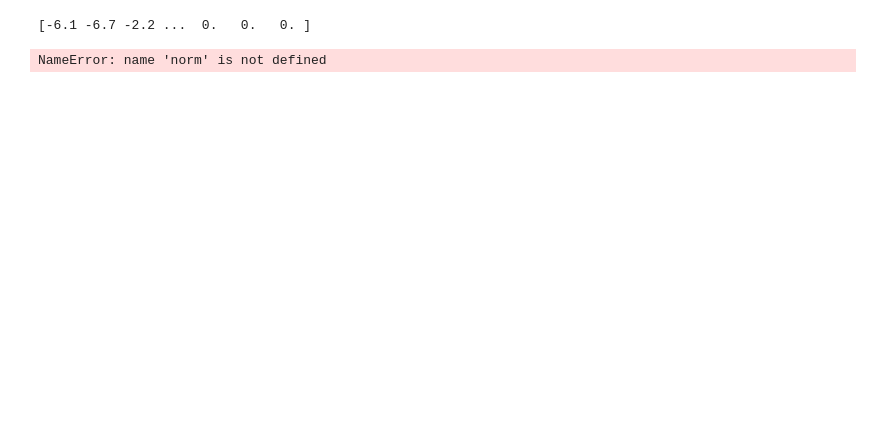
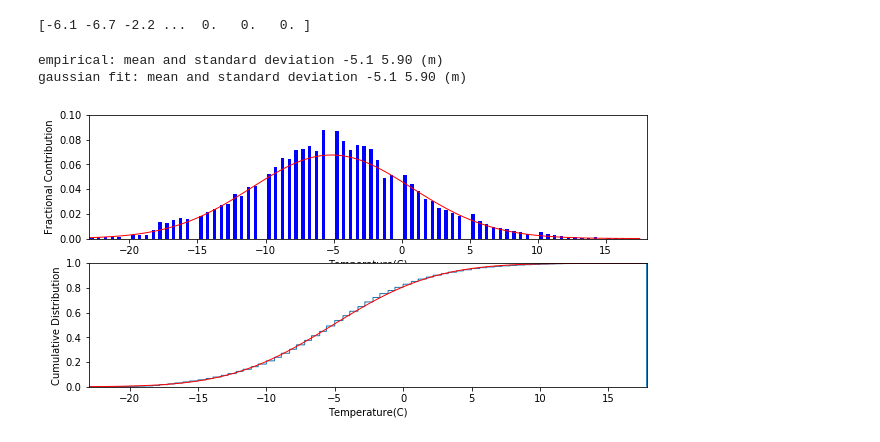
Before and after one commit to johnhorel/atmos_5040_2019, a Jupyter notebook: chapter 3/chapter_3_2019.ipynb, the cells around one changed output. Cells and saved outputs as stored; diff of their text form; code cells hidden in the pictures; blank space fills up the shorter version.

```diff
--- a/chapter 3/chapter_3_2019.ipynb
+++ b/chapter 3/chapter_3_2019.ipynb
@@ -173,14 +134,53 @@ cln = np.genfromtxt('../data/alta_stns.dat',usecols=6)
 print(cln)
 # %% [output]
 [-6.1 -6.7 -2.2 ...  0.   0.   0. ]
-# %%
-#empirical values
-#mean
-levm = np.mean(levmon)
-# unbiased estimate of pop standard deviation
-stdl = np.std(levmon,ddof=1,axis=0)
-
-# gaussian fit to monthly lake level
-(mu_g, sigma_g) = norm.fit(levmon)
-# %% [output]
-NameError: name 'norm' is not defined
+# %%
+#figure 3.8
+# plot gaussian fits to pdf and cdf of Collins Alta temperature
+#empirical values
+#mean
+clnm = np.mean(cln)
+# unbiased estimate of pop standard deviation
+stdc = np.std(cln,ddof=1,axis=0)
+
+# gaussian fit to monthly lake level
+(mu_gc, sigma_gc) = stats.norm.fit(cln)
+
+print("empirical: mean and standard deviation %.1f %.2f (m)" % (clnm,stdc))
+print("gaussian fit: mean and standard deviation %.1f %.2f (m)" % (mu_gc,sigma_gc))
+
+
+fig8,(ax1,ax2) = plt.subplots(2,1,figsize=(10,5))
+
+#get total number of values
+Nc = len(cln)
+#set range
+xc = np.arange(-23,18,0.5)
+#doing as fractional contributions
+#which means probability is width (0.5)* fractional contribution
+hist_valc,binsc = np.histogram(cln,xc,density=True)
+widthc = 0.5 * (binsc[1] - binsc[0])
+centerc = (binsc[:-1] + binsc[1:]) / 2
+ax1.bar(centerc,hist_valc,align='center',width=widthc,color='blue')
+ax1.set(xlim=(-23,18),ylim=(0,0.1))
+ax1.set(xlabel="Temperature(C)",ylabel='Fractional Contribution')
+
+
+# add a gaussian fit line for pdf
+y1c = stats.norm.pdf( binsc, mu_gc, sigma_gc)
+ax1.plot(binsc, y1c, 'r', linewidth=1)
+
+# plot the cumulative histogram
+n2c, bins2c, patches = ax2.hist(cln, Nc, density='True', histtype='step',
+                           cumulative=True, label='Empirical')
+ax2.set(xlim=(-23,max(cln)),ylim=(0,1.0))
+ax2.set(xlabel="Temperature(C)",ylabel='Cumulative Distribution')
+
+# add a gaussian fit line for cdf
+y2c = stats.norm.cdf(xc, mu_gc, sigma_gc)
+ax2.plot(binsc, y2c, 'r', linewidth=1)
+plt.savefig('figure_3.8_2019_python.png')
+# %% [output]
+empirical: mean and standard deviation -5.1 5.90 (m)
+gaussian fit: mean and standard deviation -5.1 5.90 (m)
+[figure, added]
```
Also changed, not shown: parts of 15 cells of this notebook, 49 other files.
